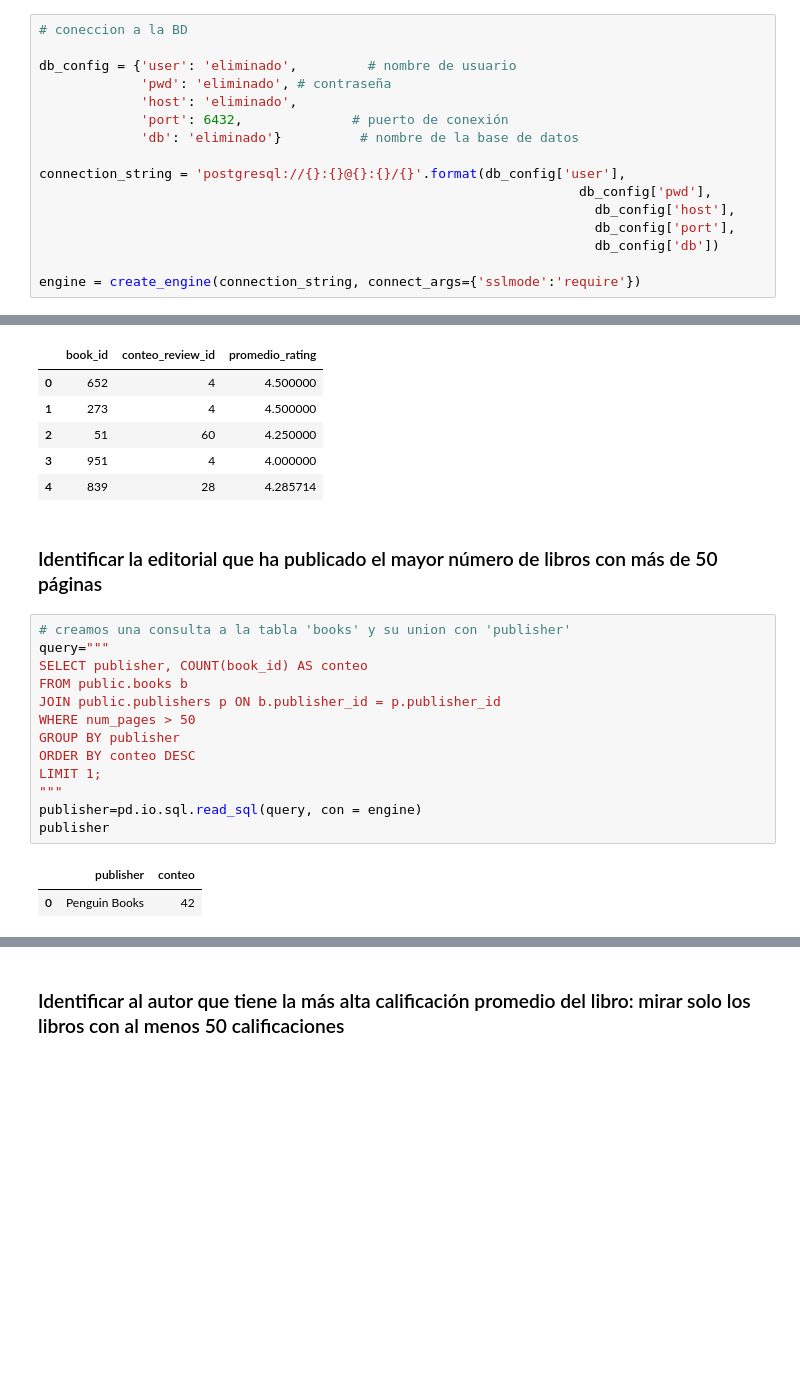
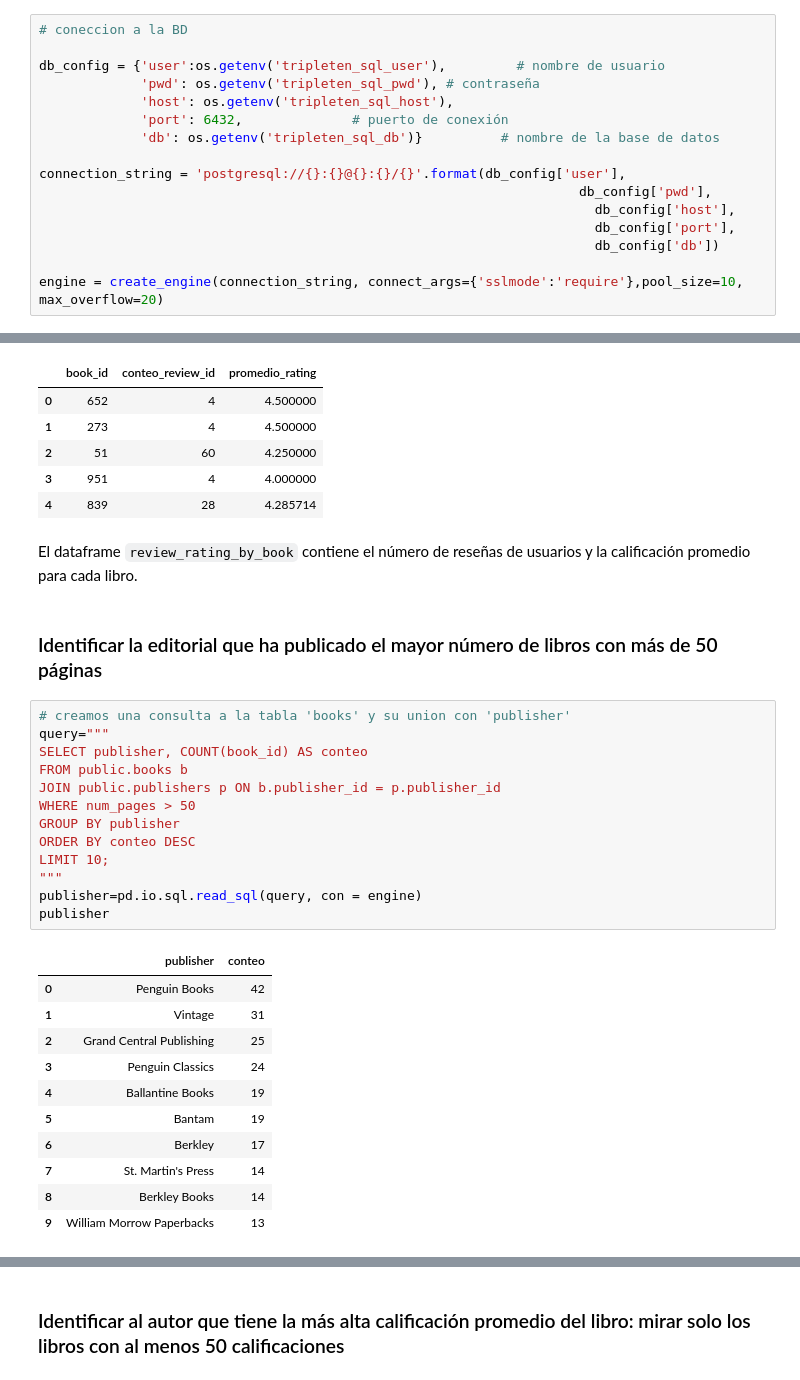
Before and after one commit to JaimeGalanC/Final_SQL, a Jupyter notebook: Tarea_sql.ipynb, the cells around one changed output, grey strips where cells are left out. Cells and saved outputs as stored; diff of their text form; blank space fills up the shorter version.

```diff
--- a/Tarea_sql.ipynb
+++ b/Tarea_sql.ipynb
@@ -23,11 +28,11 @@ En esta sección vamos a realizar una conección a la BD para obtener informaci
 # %%
 # coneccion a la BD
 
-db_config = {'user': 'eliminado',         # nombre de usuario
-             'pwd': 'eliminado', # contraseña
-             'host': 'eliminado',
+db_config = {'user':os.getenv('tripleten_sql_user'),         # nombre de usuario
+             'pwd': os.getenv('tripleten_sql_pwd'), # contraseña
+             'host': os.getenv('tripleten_sql_host'),
              'port': 6432,              # puerto de conexión
-             'db': 'eliminado'}          # nombre de la base de datos
+             'db': os.getenv('tripleten_sql_db')}          # nombre de la base de datos
 
 connection_string = 'postgresql://{}:{}@{}:{}/{}'.format(db_config['user'],
                                                                      db_config['pwd'],
@@ -35,7 +40,7 @@ connection_string = 'postgresql://{}:{}@{}:{}/{}'.format(db_config['user'],
                                                                        db_config['port'],
                                                                        db_config['db'])
 
-engine = create_engine(connection_string, connect_args={'sslmode':'require'})
+engine = create_engine(connection_string, connect_args={'sslmode':'require'},pool_size=10, max_overflow=20)
 # %%
 # revisar los esquemas en la BD
 inspector=inspect(engine)
@@ -236,21 +241,32 @@ review_rating_by_book.head()
 | 2 | 51 | 60 | 4.250000 |
 | 3 | 951 | 4 | 4.000000 |
 | 4 | 839 | 28 | 4.285714 |
+# %% [markdown]
+El dataframe `review_rating_by_book` contiene el número de reseñas de usuarios y la calificación promedio para cada libro.
 # %% [markdown]
 ### Identificar la editorial que ha publicado el mayor número de libros con más de 50 páginas
 # %%
 # creamos una consulta a la tabla 'books' y su union con 'publisher'
 query="""
 SELECT publisher, COUNT(book_id) AS conteo
 FROM public.books b
 JOIN public.publishers p ON b.publisher_id = p.publisher_id
 WHERE num_pages > 50
 GROUP BY publisher
 ORDER BY conteo DESC
-LIMIT 1;
+LIMIT 10;
 """
 publisher=pd.io.sql.read_sql(query, con = engine)
 publisher
 # %% [output]
 |  | publisher | conteo |
 | 0 | Penguin Books | 42 |
+| 1 | Vintage | 31 |
+| 2 | Grand Central Publishing | 25 |
+| 3 | Penguin Classics | 24 |
+| 4 | Ballantine Books | 19 |
+| 5 | Bantam | 19 |
+| 6 | Berkley | 17 |
+| 7 | St. Martin's Press | 14 |
+| 8 | Berkley Books | 14 |
+| 9 | William Morrow Paperbacks | 13 |
```
Also changed, not shown: parts of 6 cells of this notebook, 2 other files.
